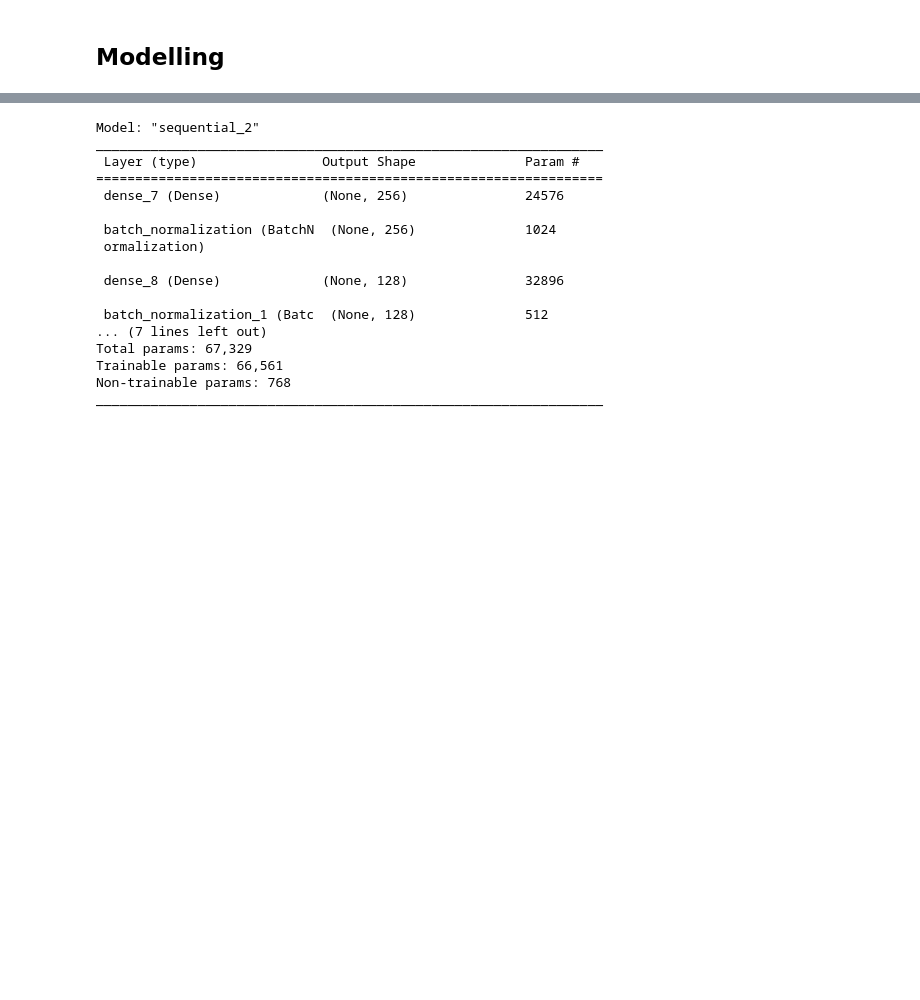
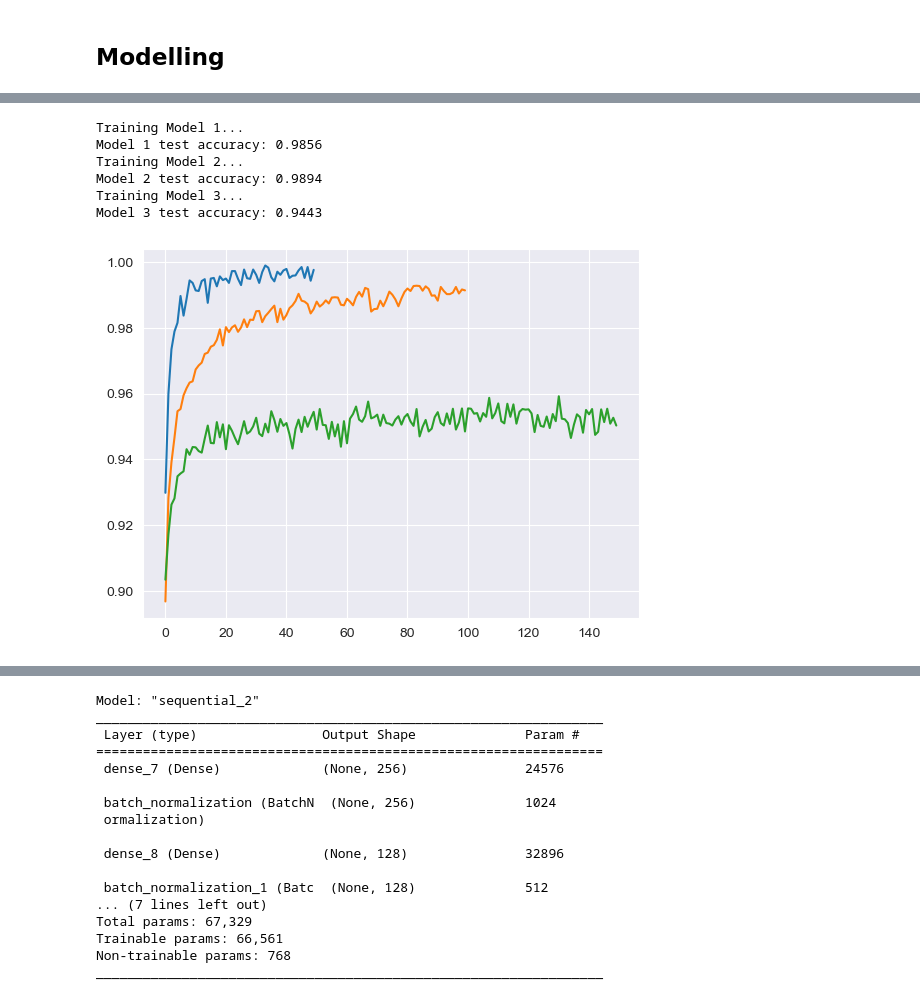
Before and after one commit to ehsanap7/kaggle, a Jupyter notebook: bankrupt_DNN.ipynb, the cells around one changed output, grey strips where cells are left out. Drawn from its saved outputs; the diff is of its cells as text; code cells hidden in the pictures; blank space fills up the shorter version.

```diff
--- a/bankrupt_DNN.ipynb
+++ b/bankrupt_DNN.ipynb
@@ -220,0 +221,57 @@ Model 3 test accuracy: 0.9818
+# %%
+models = [
+    {
+        'name': 'Model 1',
+        'model': Sequential([
+            Dense(64, input_shape=(X_train.shape[1],), activation='relu'),
+            Dense(32, activation='relu'),
+            Dense(1, activation='sigmoid')
+        ]),
+        'epochs': 50,
+        'batch_size': 32
+    },
+    {
+        'name': 'Model 2',
+        'model': Sequential([
+            Dense(128, input_shape=(X_train.shape[1],), activation='relu'),
+            Dropout(0.5),
+            Dense(64, activation='relu'),
+            Dropout(0.5),
+            Dense(32, activation='relu'),
+            Dense(1, activation='sigmoid')
+        ]),
+        'epochs': 100,
+        'batch_size': 64
+    },
+    {
+        'name': 'Model 3',
+        'model': Sequential([
+            Dense(256, input_shape=(X_train.shape[1],), activation='relu', kernel_regularizer=l2(0.01)),
+            BatchNormalization(),
+            Dense(128, activation='relu', kernel_regularizer=l2(0.01)),
+            BatchNormalization(),
+            Dense(64, activation='relu', kernel_regularizer=l2(0.01)),
+            Dense(1, activation='sigmoid')
+        ]),
+        'epochs': 150,
+        'batch_size': 128
+    }
+]
+
+for m in models:
+    print(f"Training {m['name']}...")
+    model = m['model']
+    model.compile(optimizer=Adam(learning_rate=0.01), loss='binary_crossentropy', metrics=['accuracy'])
+    history = model.fit(X_train, y_train, validation_data=(X_test, y_test), epochs=m['epochs'], batch_size=m['batch_size'], verbose=0)
+    loss, accuracy = model.evaluate(X_test, y_test, verbose=0)
+    print(f"{m['name']} test accuracy: {accuracy:.4f}")
+
+    plt.plot(history.history['accuracy'])
+# %% [output]
+Training Model 1...
+Model 1 test accuracy: 0.9856
+Training Model 2...
+Model 2 test accuracy: 0.9894
+Training Model 3...
+Model 3 test accuracy: 0.9443
+[figure, added]
```
Also changed, not shown: parts of 5 cells of this notebook.
